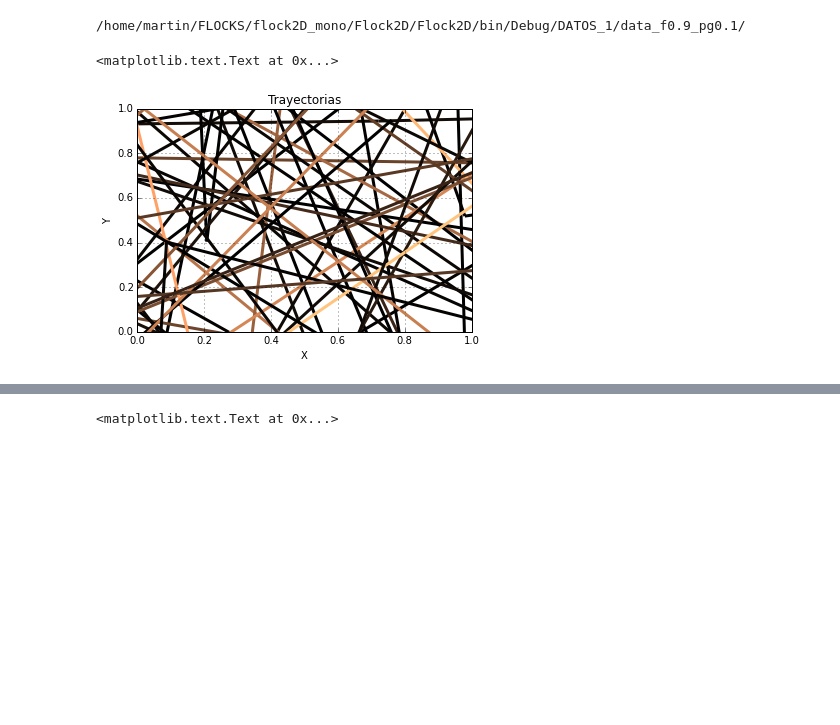
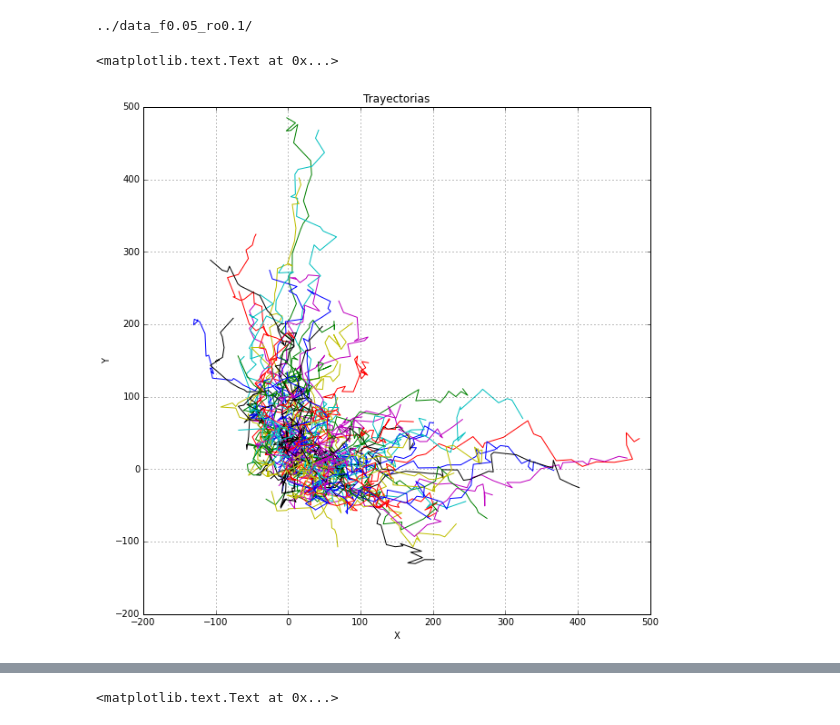
Before and after one commit to martinzh/CollectiveDynamics.jl, a Jupyter notebook: DataAnalysis.ipynb, the cells around one changed output, grey strips where cells are left out. Drawn from its saved outputs; the diff is of its cells as text; code cells hidden in the pictures; blank space fills up the shorter version.

```diff
--- a/DataAnalysis.ipynb
+++ b/DataAnalysis.ipynb
@@ -50,35 +9,37 @@ def colorline(x, y, z=None, cmap=plt.get_cmap('copper'), norm=plt.Normalize(0.0,
 # %%
-N = 600
+N = 720 #Numero de particulas
 
-f = 0.9
+f = 0.05 #conectividad en funcion de fraccion de N
 
-p = 0.1
+p = 0.1 #
 
-T = 40000
+T = 3000 #tiempo final
 
-paso = 250
+paso = 100
 
-R = T/paso
+R = T/paso #total de iteraciones
 
-path = "/home/martin/FLOCKS/flock2D_mono/Flock2D/Flock2D/bin/Debug/DATOS_1/data_f"+ str(f)+ "_pg"+str(p) +"/"
+# ruta a directorio principal
+
+#path = "../data_f"+ str(f)+ "_ro"+str(p) +"/"
+path = "../data_f"+ str(f) +"/"
 
 print (path)
 
-data = loadtxt(path + "trays.dat")
+data = loadtxt(path + "trays.txt")
 
-#fig = plt.figure(figsize=(15,15), dpi = 300)
-#fig = plt.figure(figsize=(15,15), dpi = 300)
+fig = plt.figure(figsize=(10,10), dpi = 300)
 
 for i in range (N-1):
-    #plt.plot(data[:,i],data[:,i+1])
-    colorline(data[:,i],data[:,i+1])
+    plt.plot(data[:,i],data[:,i+1])
+
 plt.title('Trayectorias');
 plt.grid(True)
 plt.xlabel('X')
 plt.ylabel('Y')
 
 #fig.savefig("trays1.png", dpi=500)
 # %% [output]
-/home/martin/FLOCKS/flock2D_mono/Flock2D/Flock2D/bin/Debug/DATOS_1/data_f0.9_pg0.1/
+../data_f0.05_ro0.1/
 <matplotlib.text.Text at 0x...>
-[figure, old version]
+[figure, new version]
```
Also changed, not shown: parts of 3 cells of this notebook, 2 other files.
